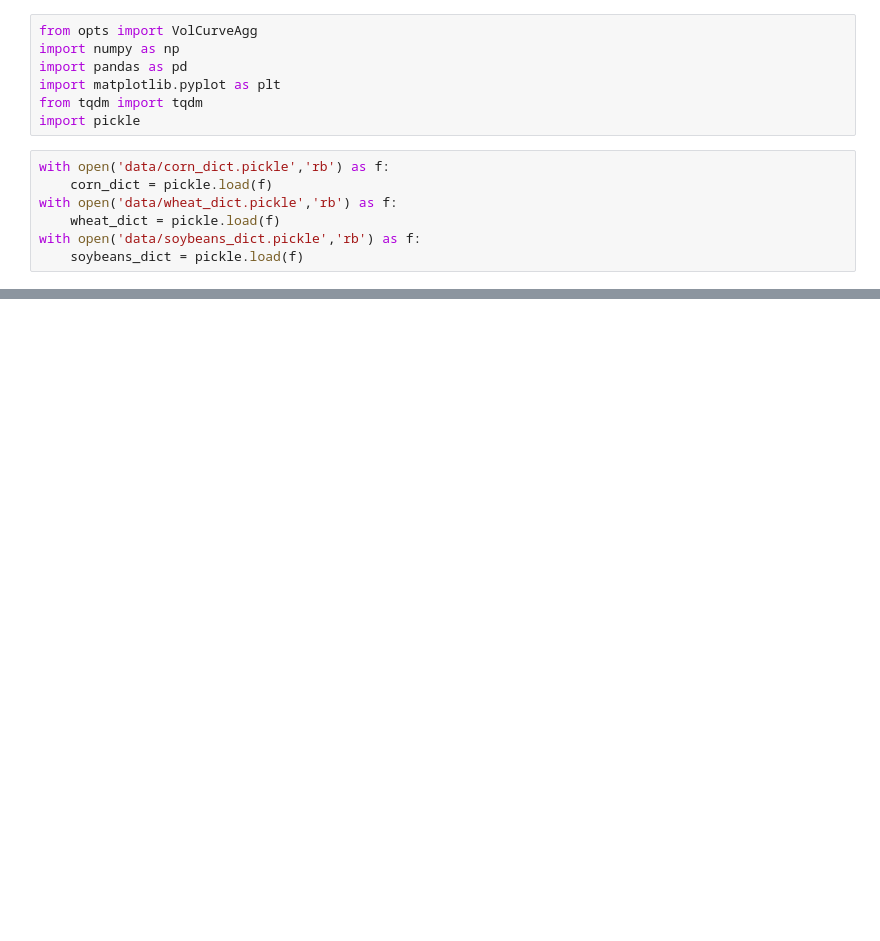
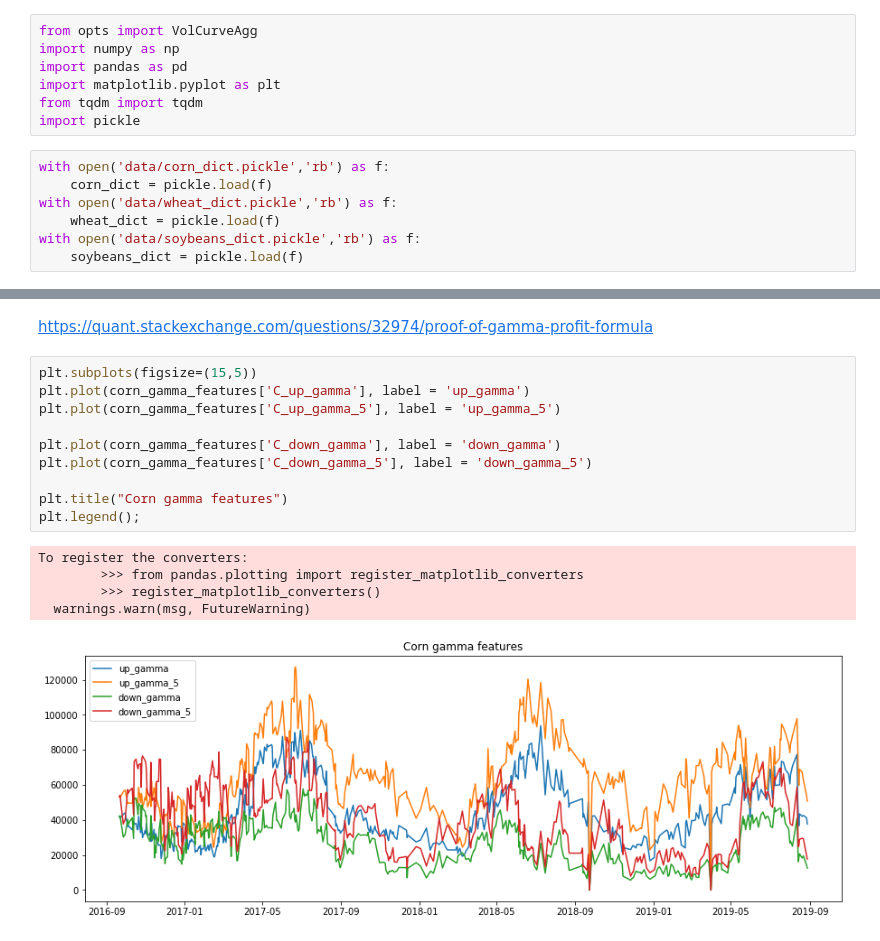
Before and after one commit to QuantCS109/TrumpTweets, a Jupyter notebook: gamma_features.ipynb, the cells around one changed output, grey strips where cells are left out. Drawn from its saved outputs; the diff is of its cells as text; blank space fills up the shorter version.

```diff
--- a/gamma_features.ipynb
+++ b/gamma_features.ipynb
@@ -50,0 +61,18 @@ corn_gamma_features.head()
+# %% [markdown]
+https://quant.stackexchange.com/questions/32974/proof-of-gamma-profit-formula
+# %%
+plt.subplots(figsize=(15,5))
+plt.plot(corn_gamma_features['C_up_gamma'], label = 'up_gamma')
+plt.plot(corn_gamma_features['C_up_gamma_5'], label = 'up_gamma_5')
+
+plt.plot(corn_gamma_features['C_down_gamma'], label = 'down_gamma')
+plt.plot(corn_gamma_features['C_down_gamma_5'], label = 'down_gamma_5')
+
+plt.title("Corn gamma features")
+plt.legend();
+# %% [output]
+To register the converters:
+        >>> from pandas.plotting import register_matplotlib_converters
+        >>> register_matplotlib_converters()
+  warnings.warn(msg, FutureWarning)
+[figure, added]
```
Also changed, not shown: parts of 13 cells of this notebook, 5 other files.
